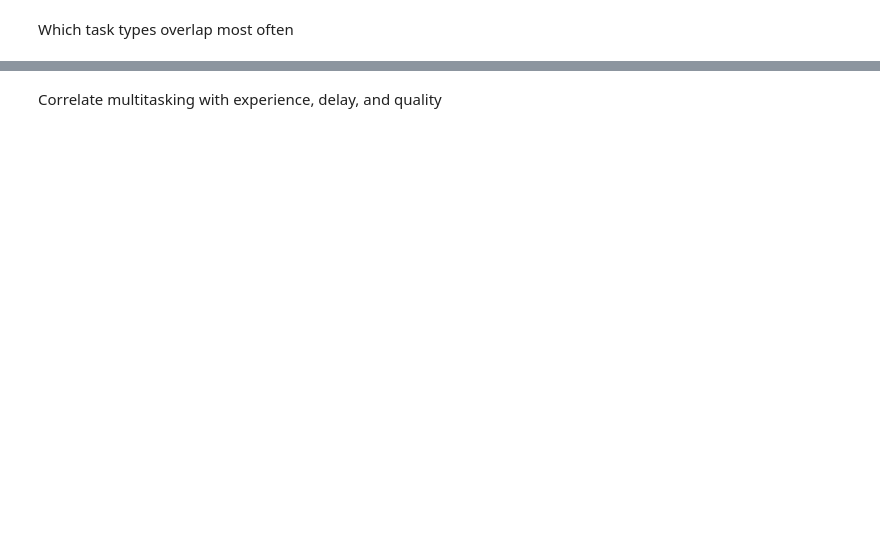
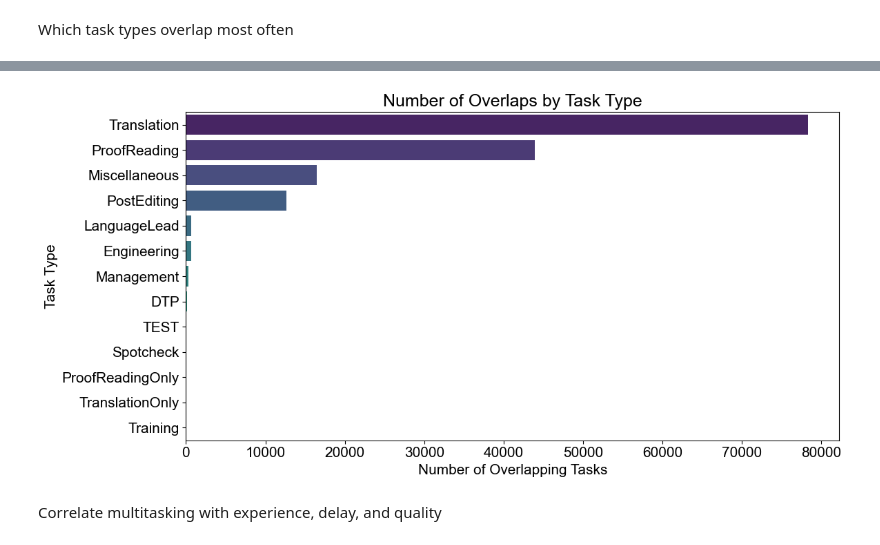
Before and after one commit to L3ms123/SP1, a Jupyter notebook: Notebooks/Preliminary_data_analysis.ipynb, the cells around one changed output, grey strips where cells are left out. Saved outputs shown, nothing was run; the diff lists cells and outputs as text; code cells hidden in the pictures; blank space fills up the shorter version.

```diff
--- a/Notebooks/Preliminary_data_analysis.ipynb
+++ b/Notebooks/Preliminary_data_analysis.ipynb
@@ -761,3 +795,15 @@ display(task_overlap_df.head(10))
+# %%
+# Bar chart of task type overlaps
+
+plt.figure(figsize=(12, 6))
+sns.barplot(x='OVERLAPS', y='TASK_TYPE', data=task_overlap_df, palette='viridis')
+plt.title('Number of Overlaps by Task Type')
+plt.xlabel('Number of Overlapping Tasks')
+plt.ylabel('Task Type')
+plt.tight_layout()
+plt.show()
+# %% [output]
+[figure, added]
 # %% [markdown]
 Correlate multitasking with experience, delay, and quality
 # %%
```
Also changed, not shown: parts of 41 cells of this notebook.
